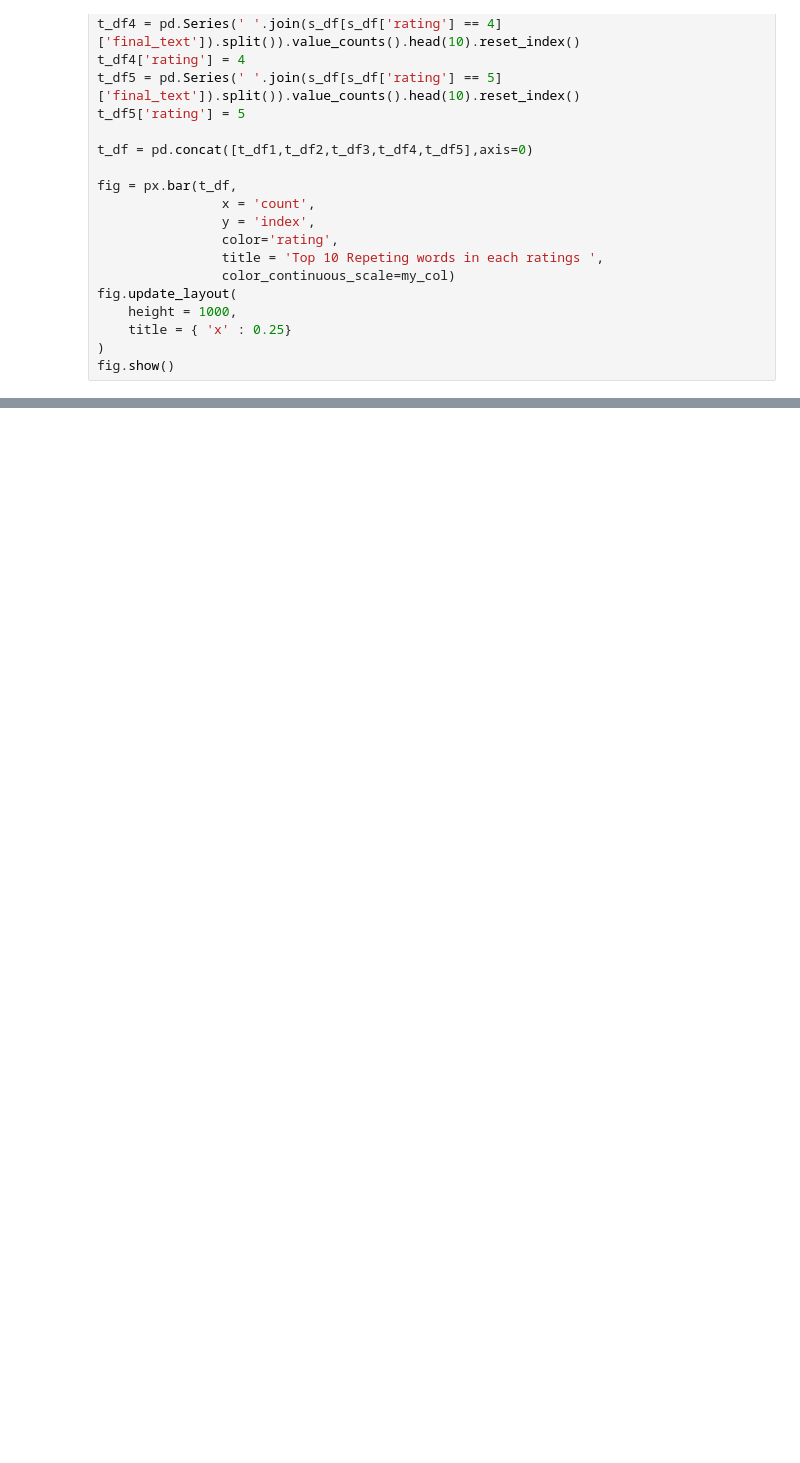
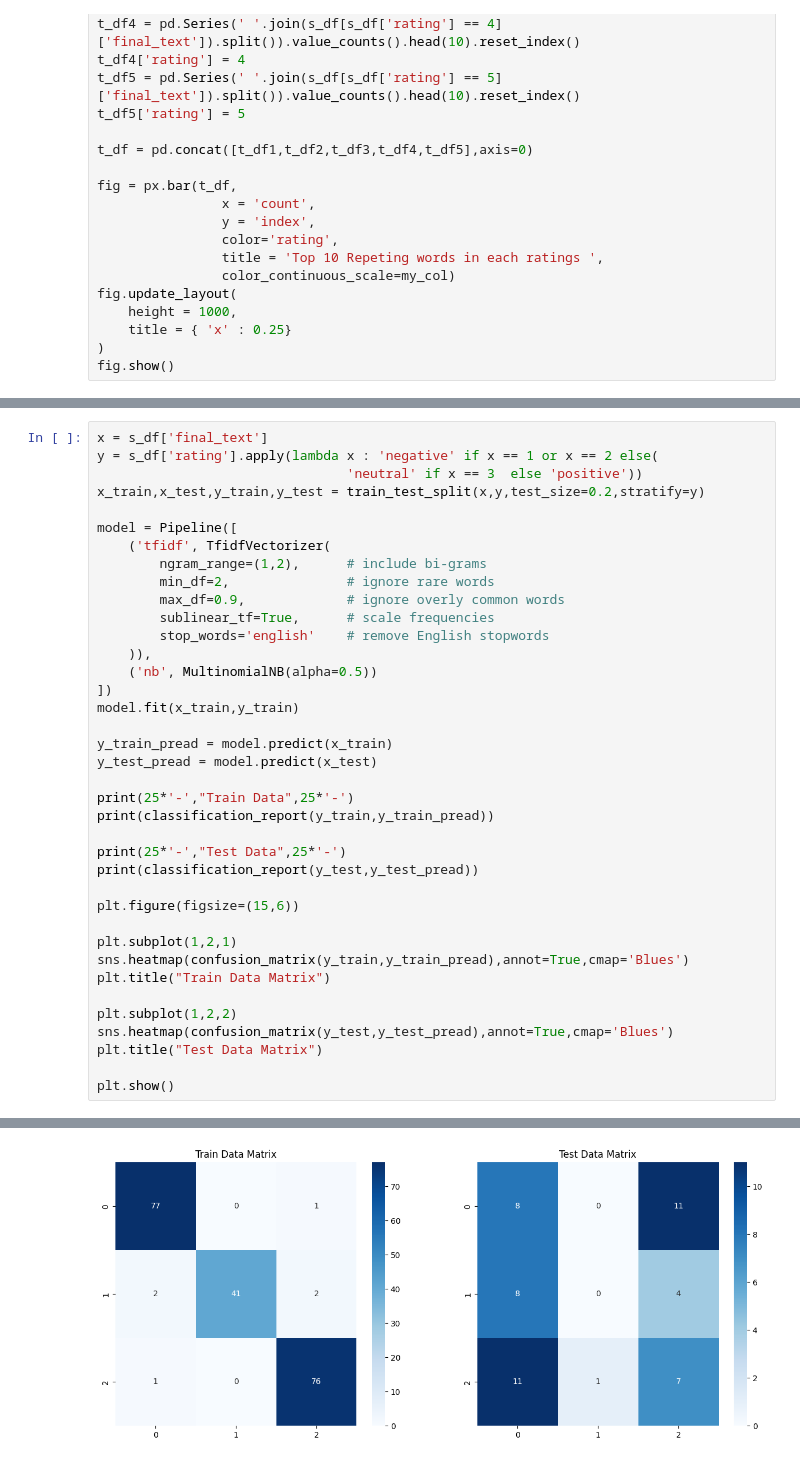
Before and after one commit to arun8nov/AI-Echo-NLP-Sentimental-Analysis, a Jupyter notebook: process.ipynb, the cells around one changed output, grey strips where cells are left out. Saved outputs shown, nothing was run; the diff lists cells and outputs as text; blank space fills up the shorter version.

```diff
--- a/process.ipynb
+++ b/process.ipynb
@@ -594,0 +665,39 @@ fig.show()
+# %%
+x = s_df['final_text']
+y = s_df['rating'].apply(lambda x : 'negative' if x == 1 or x == 2 else(
+                                'neutral' if x == 3  else 'positive'))
+x_train,x_test,y_train,y_test = train_test_split(x,y,test_size=0.2,stratify=y)
+
+model = Pipeline([
+    ('tfidf', TfidfVectorizer(
+        ngram_range=(1,2),      # include bi-grams
+        min_df=2,               # ignore rare words
+        max_df=0.9,             # ignore overly common words
+        sublinear_tf=True,      # scale frequencies
+        stop_words='english'    # remove English stopwords
+    )),
+    ('nb', MultinomialNB(alpha=0.5))
+])
+model.fit(x_train,y_train)
+
+y_train_pread = model.predict(x_train)
+y_test_pread = model.predict(x_test)
+
+print(25*'-',"Train Data",25*'-')
+print(classification_report(y_train,y_train_pread))
+
+print(25*'-',"Test Data",25*'-')
+print(classification_report(y_test,y_test_pread))
+
+plt.figure(figsize=(15,6))
+
+plt.subplot(1,2,1)
+sns.heatmap(confusion_matrix(y_train,y_train_pread),annot=True,cmap='Blues')
+plt.title("Train Data Matrix")
+
+plt.subplot(1,2,2)
+sns.heatmap(confusion_matrix(y_test,y_test_pread),annot=True,cmap='Blues')
+plt.title("Test Data Matrix")
+
+plt.show()
+# %% [output]
@@ -594,0 +721 @@ fig.show()
+[figure, added]
```
Also changed, not shown: parts of 19 cells of this notebook, 1 other file.
